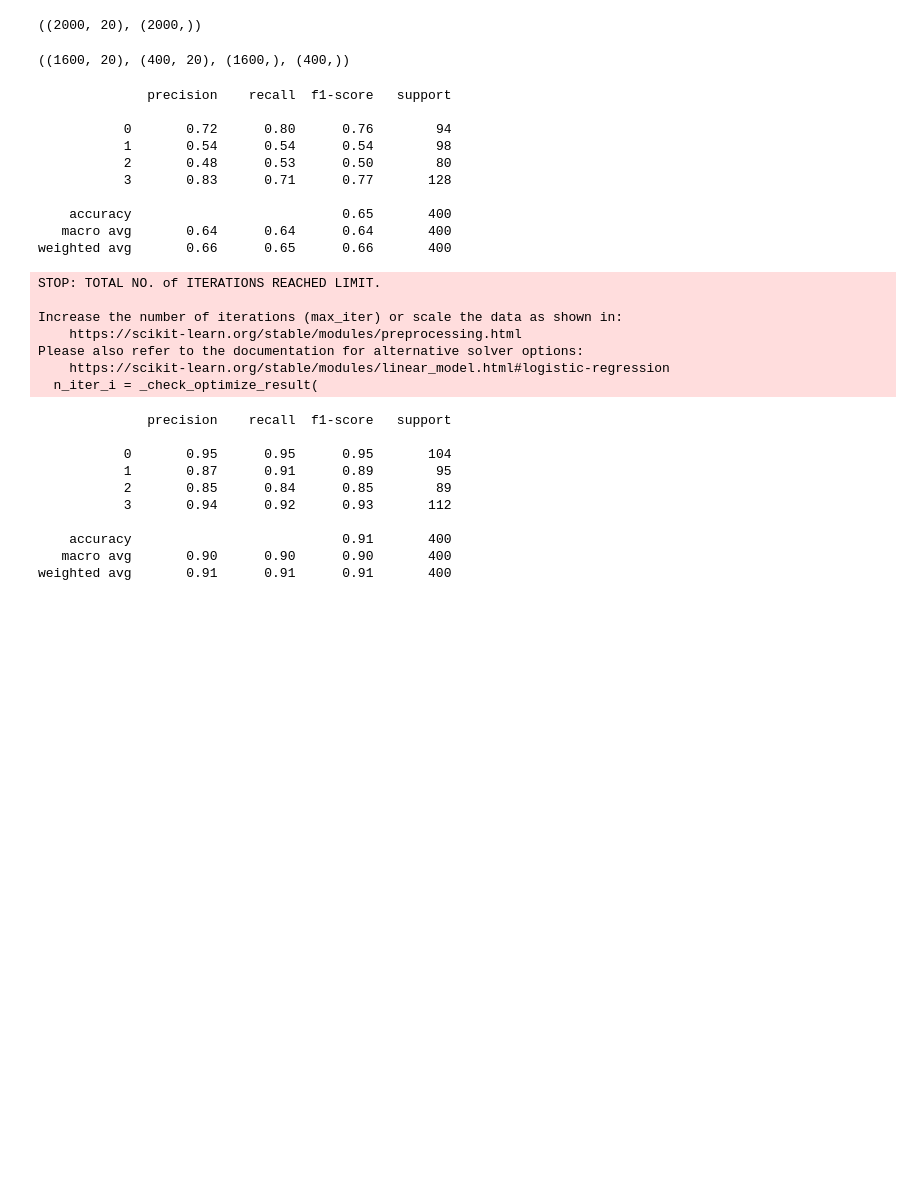
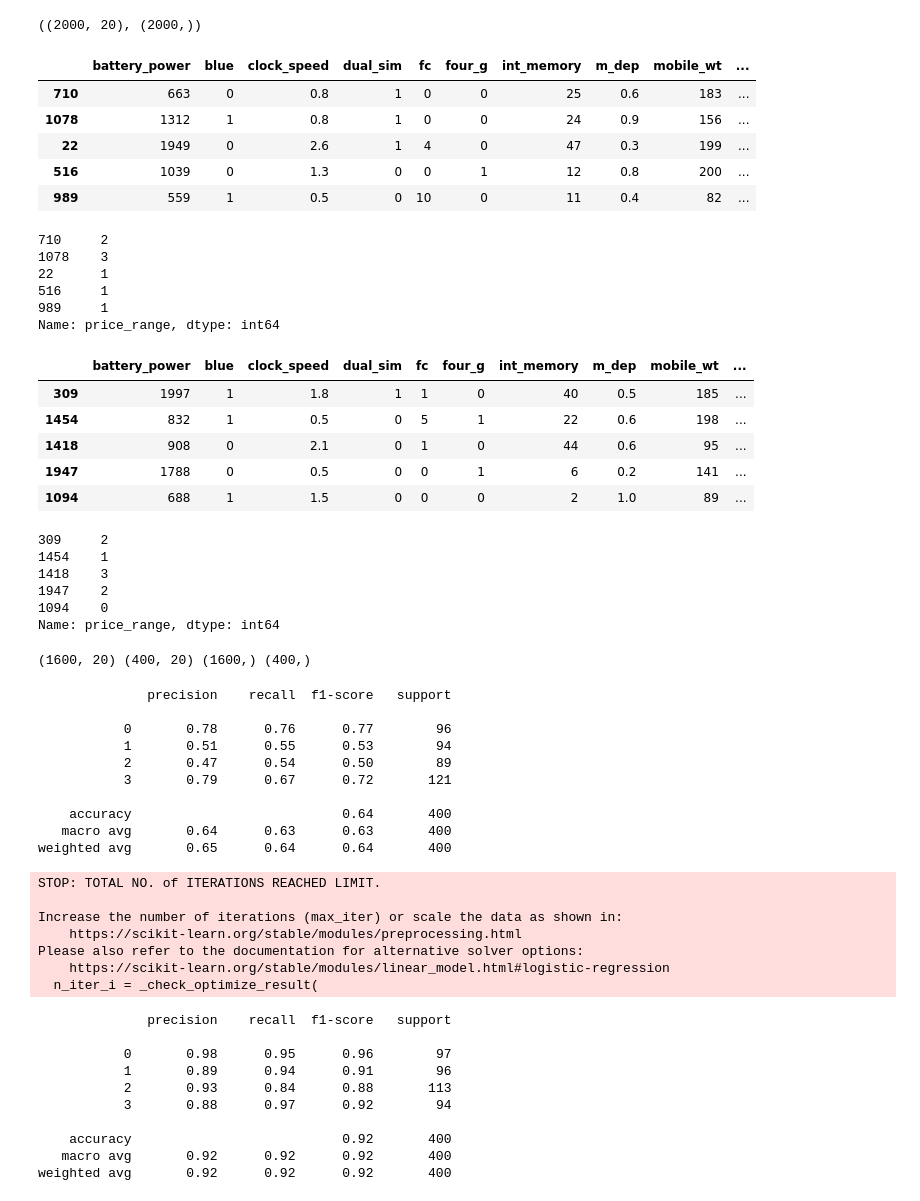
Before and after one commit to lky473736/learning-AI, a Jupyter notebook: class/AI-101/topic2/ML_classification_mobile(quiz).ipynb, the cells around one changed output. Cells and saved outputs as stored; diff of their text form; code cells hidden in the pictures; blank space fills up the shorter version.

```diff
--- a/class/AI-101/topic2/ML_classification_mobile(quiz).ipynb
+++ b/class/AI-101/topic2/ML_classification_mobile(quiz).ipynb
@@ -7,9 +7,9 @@ import seaborn as sns
 # df = pd.read_csv ("../data/mobile.csv")
 # df
 
-# url = 'https://raw.githubusercontent.com/MyungKyuYi/AI-class/main/mobile.csv' # <- 웹을 이용한 df
-# df = pd.read_csv(url)
-# df
+url = 'https://raw.githubusercontent.com/MyungKyuYi/AI-class/main/mobile.csv' # <- 웹을 이용한 df
+df = pd.read_csv(url)
+df
 # %% [output]
 |  | battery_power | blue | clock_speed | dual_sim | fc | four_g | int_memory | m_dep | mobile_wt | ... |
 | 0 | 842 | 0 | 2.2 | 0 | 1 | 0 | 7 | 0.6 | 188 | ... |
@@ -81,11 +81,41 @@ X.shape, y.shape
 # %%
 from sklearn.model_selection import train_test_split
 
-X_train, X_test, y_train, y_test = train_test_split (X, y, test_size=0.2)
+X_train, X_test, y_train, y_test = train_test_split(X, y,
+                                                    test_size=0.2)
 
-X_train.shape, X_test.shape, y_train.shape, y_test.shape
+display(X_train.head(5))
+display(y_train.head(5))
+display(X_test.head(5))
+display(y_test.head(5))
+
+print (X_train.shape, X_test.shape, y_train.shape, y_test.shape)
 # %% [output]
+|  | battery_power | blue | clock_speed | dual_sim | fc | four_g | int_memory | m_dep | mobile_wt | ... |
+| 710 | 663 | 0 | 0.8 | 1 | 0 | 0 | 25 | 0.6 | 183 | ... |
+| 1078 | 1312 | 1 | 0.8 | 1 | 0 | 0 | 24 | 0.9 | 156 | ... |
+| 22 | 1949 | 0 | 2.6 | 1 | 4 | 0 | 47 | 0.3 | 199 | ... |
+| 516 | 1039 | 0 | 1.3 | 0 | 0 | 1 | 12 | 0.8 | 200 | ... |
+| 989 | 559 | 1 | 0.5 | 0 | 10 | 0 | 11 | 0.4 | 82 | ... |
-((1600, 20), (400, 20), (1600,), (400,))
+710     2
+1078    3
+22      1
+516     1
+989     1
+Name: price_range, dtype: int64
+|  | battery_power | blue | clock_speed | dual_sim | fc | four_g | int_memory | m_dep | mobile_wt | ... |
+| 309 | 1997 | 1 | 1.8 | 1 | 1 | 0 | 40 | 0.5 | 185 | ... |
+| 1454 | 832 | 1 | 0.5 | 0 | 5 | 1 | 22 | 0.6 | 198 | ... |
+| 1418 | 908 | 0 | 2.1 | 0 | 1 | 0 | 44 | 0.6 | 95 | ... |
+| 1947 | 1788 | 0 | 0.5 | 0 | 0 | 1 | 6 | 0.2 | 141 | ... |
+| 1094 | 688 | 1 | 1.5 | 0 | 0 | 0 | 2 | 1.0 | 89 | ... |
+309     2
+1454    1
+1418    3
+1947    2
+1094    0
+Name: price_range, dtype: int64
+(1600, 20) (400, 20) (1600,) (400,)
 # %%
 from sklearn.linear_model import LogisticRegression
 from sklearn.metrics import classification_report
@@ -98,14 +128,14 @@ print (classification_report(y_pred, y_test))
 # %% [output]
               precision    recall  f1-score   support
 
-           0       0.72      0.80      0.76        94
-           1       0.54      0.54      0.54        98
-           2       0.48      0.53      0.50        80
-           3       0.83      0.71      0.77       128
+           0       0.78      0.76      0.77        96
+           1       0.51      0.55      0.53        94
+           2       0.47      0.54      0.50        89
+           3       0.79      0.67      0.72       121
 
-    accuracy                           0.65       400
-   macro avg       0.64      0.64      0.64       400
-weighted avg       0.66      0.65      0.66       400
+    accuracy                           0.64       400
+   macro avg       0.64      0.63      0.63       400
+weighted avg       0.65      0.64      0.64       400
 STOP: TOTAL NO. of ITERATIONS REACHED LIMIT.
 
 Increase the number of iterations (max_iter) or scale the data as shown in:
@@ -125,14 +155,14 @@ print (classification_report(y_pred, y_test))
 # %% [output]
               precision    recall  f1-score   support
 
-           0       0.95      0.95      0.95       104
-           1       0.87      0.91      0.89        95
-           2       0.85      0.84      0.85        89
-           3       0.94      0.92      0.93       112
+           0       0.98      0.95      0.96        97
+           1       0.89      0.94      0.91        96
+           2       0.93      0.84      0.88       113
+           3       0.88      0.97      0.92        94
 
-    accuracy                           0.91       400
-   macro avg       0.90      0.90      0.90       400
-weighted avg       0.91      0.91      0.91       400
+    accuracy                           0.92       400
+   macro avg       0.92      0.92      0.92       400
+weighted avg       0.92      0.92      0.92       400
 # %%
 from sklearn.tree import DecisionTreeClassifier
 from sklearn.metrics import classification_report
```
Also changed, not shown: parts of 2 cells of this notebook, 6 other files.
